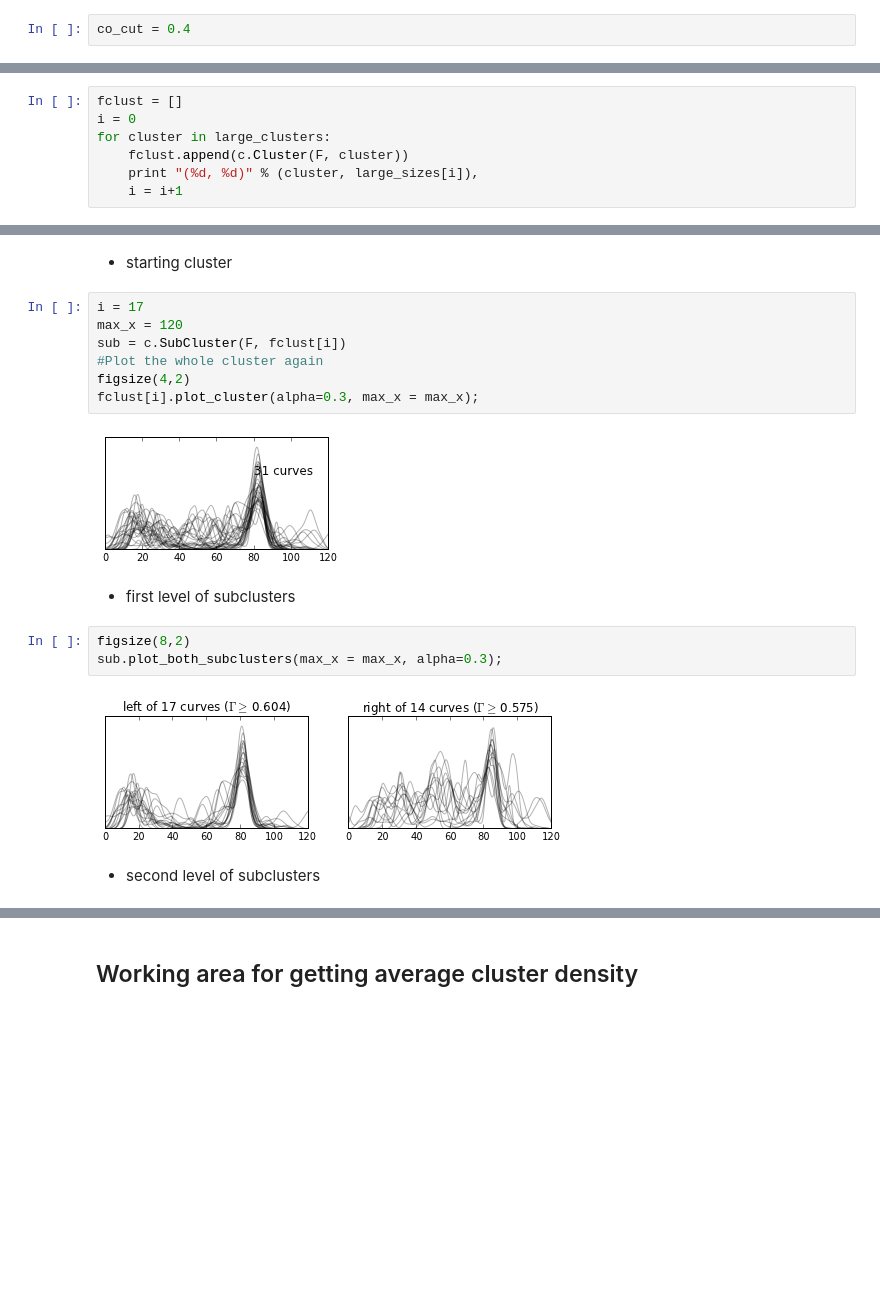
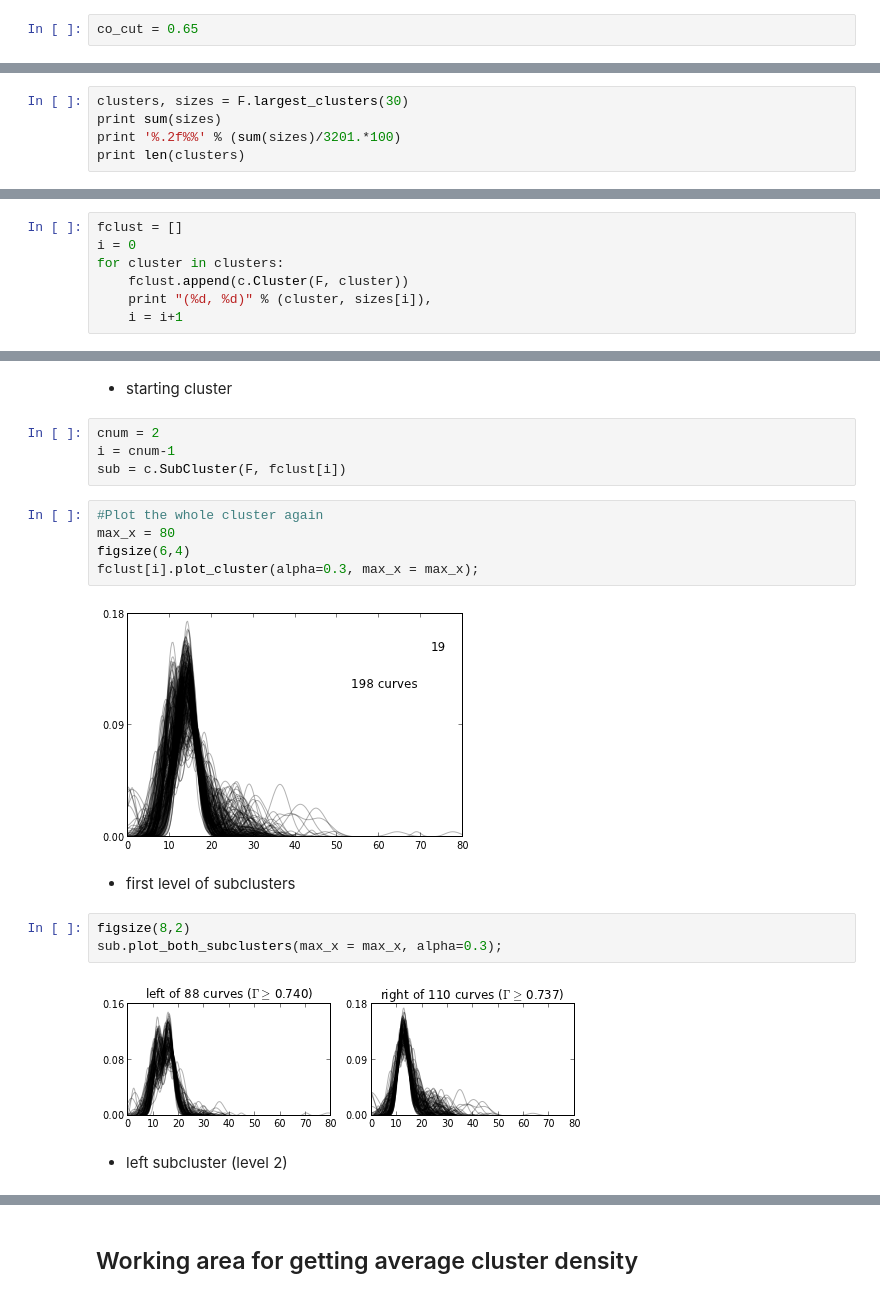
Before and after one commit to hilaryjoyce/smfs-data-analysis, a Jupyter notebook: all_ala_flat_clustering.ipynb, the cells around one changed output, grey strips where cells are left out. Cells and saved outputs as stored; diff of their text form; blank space fills up the shorter version.

```diff
--- a/all_ala_flat_clustering.ipynb
+++ b/all_ala_flat_clustering.ipynb
@@ -37,7 +46,7 @@ savefig("../Figures_May/ala_flat_all_dendro.pdf", bbox_inches='tight')
 # %% [markdown]
 ## Get flat clusters at specified minimum coincidence co_cut
 # %%
-co_cut = 0.4
+co_cut = 0.65
 # %%
 F = c.FlatClusters(coa, co_cut)
 # %%
@@ -73,0 +76,5 @@ print len(large_sizes)
+# %%
+clusters, sizes = F.largest_clusters(30)
+print sum(sizes)
+print '%.2f%%' % (sum(sizes)/3201.*100)
+print len(clusters)
@@ -74,8 +87,8 @@ print len(large_sizes)
 # %%
 fclust = []
 i = 0
-for cluster in large_clusters:
+for cluster in clusters:
     fclust.append(c.Cluster(F, cluster))
-    print "(%d, %d)" % (cluster, large_sizes[i]),
+    print "(%d, %d)" % (cluster, sizes[i]),
     i = i+1
 # %% [output]
@@ -113,24 +122,26 @@ fclust[19].plot_cluster(alpha=0.4, max_x = 200);
 ## Taking a look inside clusters
 # %% [markdown]
 - starting cluster
+# %%
+cnum = 2
+i = cnum-1
+sub = c.SubCluster(F, fclust[i])
 # %%
-i = 17
-max_x = 120
-sub = c.SubCluster(F, fclust[i])
 #Plot the whole cluster again
-figsize(4,2)
+max_x = 80
+figsize(6,4)
 fclust[i].plot_cluster(alpha=0.3, max_x = max_x);
 # %% [output]
-[figure, old version]
+[figure, new version]
 # %% [markdown]
 - first level of subclusters
 # %%
 figsize(8,2)
 sub.plot_both_subclusters(max_x = max_x, alpha=0.3);
 # %% [output]
-[figure, old version]
+[figure, new version]
-# %% [markdown]
-- second level of subclusters
+# %% [markdown]
+- left subcluster (level 2)
 # %%
 sub_L = c.SubCluster(F, curve_list=sub.left_list)
 sub_L.plot_both_subclusters(max_x = max_x, alpha=0.4);
```
Also changed, not shown: parts of 41 cells of this notebook, 2 other files.
